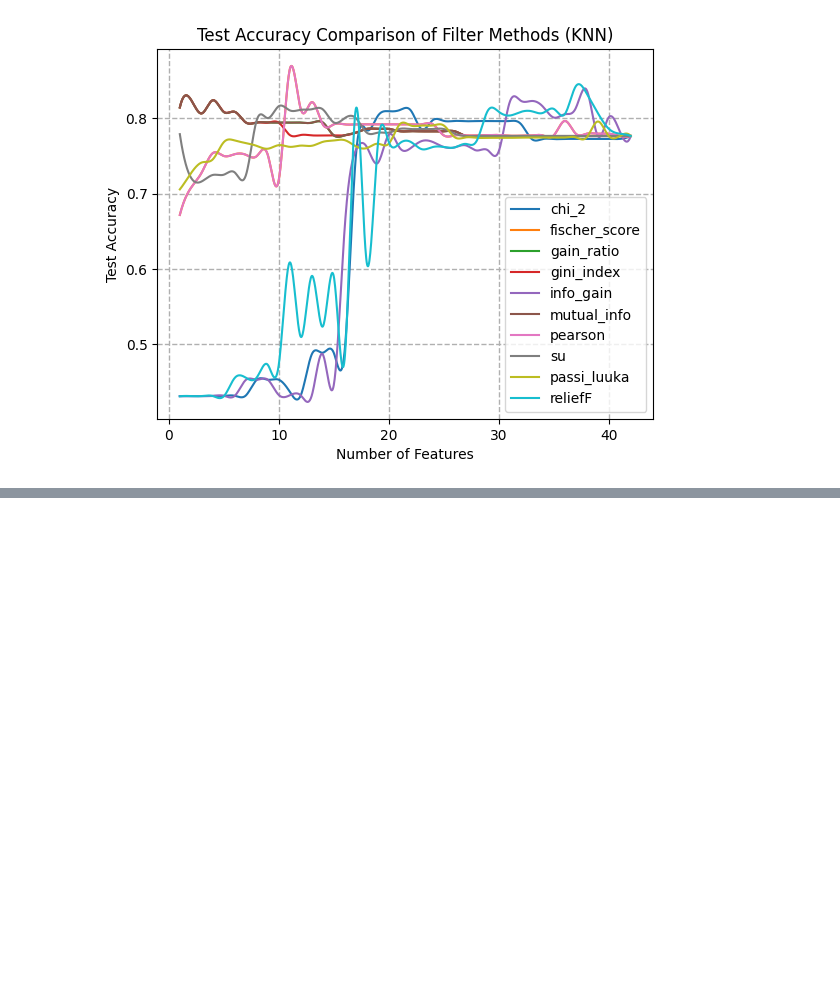
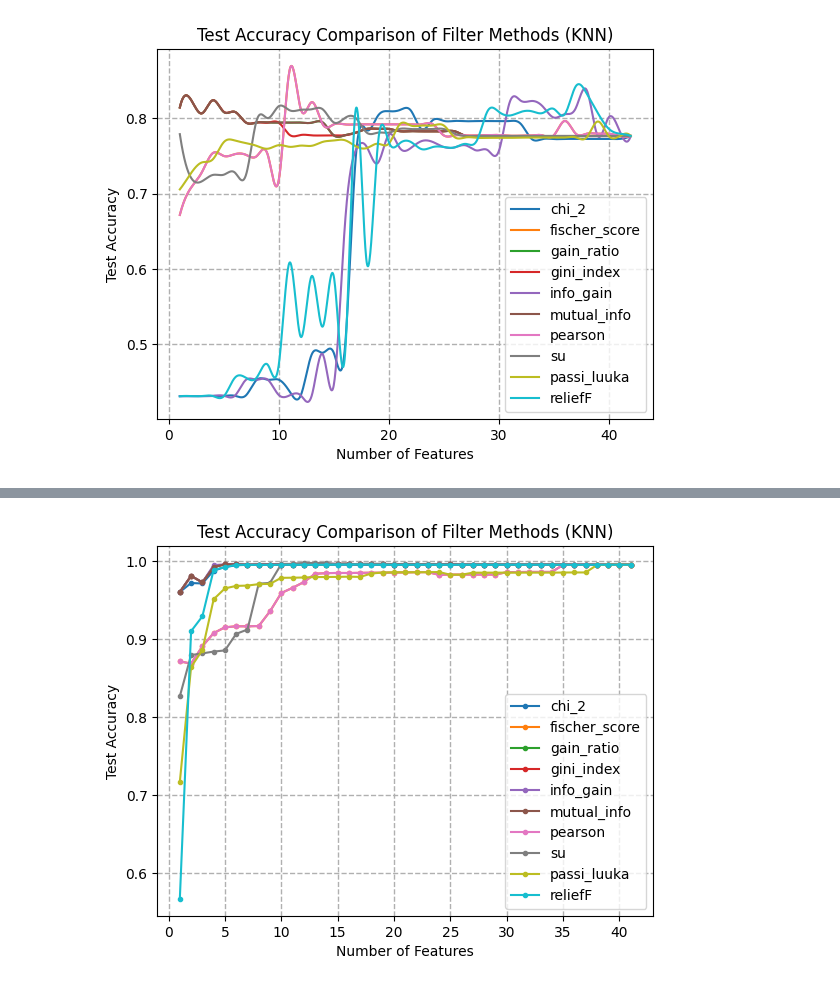
Before and after one commit to aravinds44/IntrusionDetection, a Jupyter notebook: NSL KDD/FeatureSelectionBinary/feature_ranking/feature_ranking_plot/feature_ranking_plot.ipynb, the cells around one changed output, grey strips where cells are left out. Cells and saved outputs as stored; diff of their text form; code cells hidden in the pictures; blank space fills up the shorter version.

```diff
--- a/NSL KDD/FeatureSelectionBinary/feature_ranking/feature_ranking_plot/feature_ranking_plot.ipynb
+++ b/NSL KDD/FeatureSelectionBinary/feature_ranking/feature_ranking_plot/feature_ranking_plot.ipynb
@@ -538,0 +654,14 @@ plt.show()
+# %%
+for filter in filter_accuracy_knn:
+    plt.plot(filter_accuracy_knn[filter][0],filter_accuracy_knn[filter][1],marker='.',label=filter)
+
+plt.xlabel("Number of Features")
+plt.ylabel("Test Accuracy")
+plt.title("Test Accuracy Comparison of Filter Methods (KNN)")
+plt.legend()  # Add legend for better visualization
+# Add grid with 1 unit spacing
+plt.grid(True, which='both', linestyle='--', linewidth=1)
+
+plt.show()
+# %% [output]
+[figure, added]
```
Also changed, not shown: parts of 13 cells of this notebook, 10 other files.
